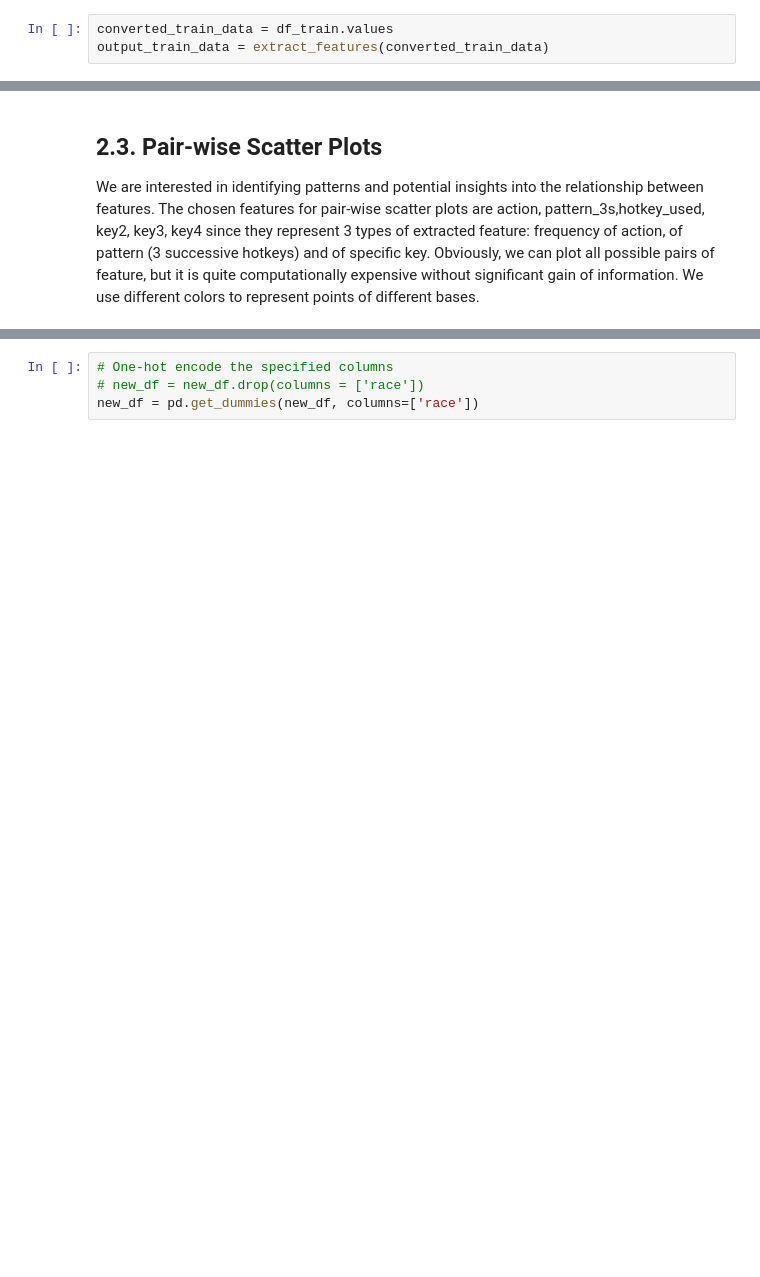
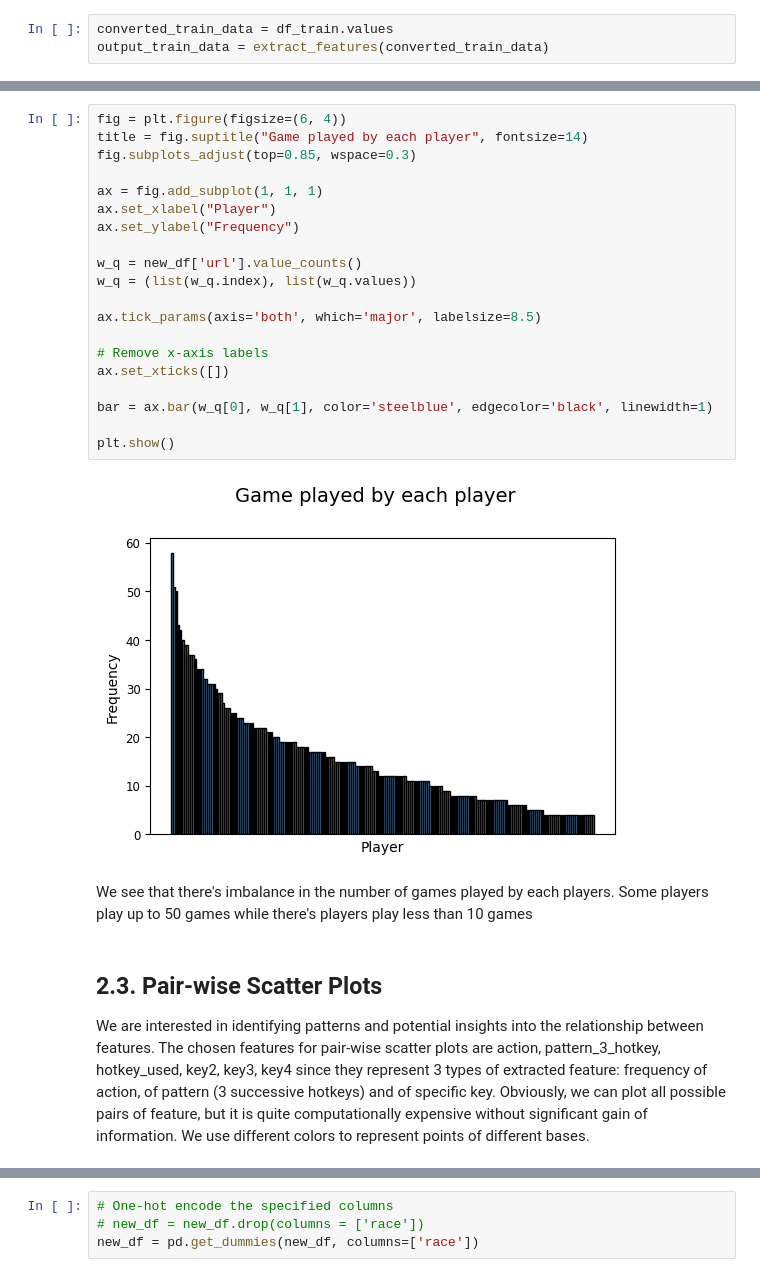
Before and after one commit to Danh-Lan/Data-Mining, a Jupyter notebook: ot2-project-dm.ipynb, the cells around one changed output, grey strips where cells are left out. Saved outputs shown, nothing was run; the diff lists cells and outputs as text; blank space fills up the shorter version.

```diff
--- a/ot2-project-dm.ipynb
+++ b/ot2-project-dm.ipynb
@@ -187,6 +227,30 @@ bar = ax.bar(w_q[0], w_q[1], color='steelblue',
+# %%
+fig = plt.figure(figsize=(6, 4))
+title = fig.suptitle("Game played by each player", fontsize=14)
+fig.subplots_adjust(top=0.85, wspace=0.3)
+
+ax = fig.add_subplot(1, 1, 1)
+ax.set_xlabel("Player")
+ax.set_ylabel("Frequency")
+
+w_q = new_df['url'].value_counts()
+w_q = (list(w_q.index), list(w_q.values))
+
+ax.tick_params(axis='both', which='major', labelsize=8.5)
+
+# Remove x-axis labels
+ax.set_xticks([])
+
+bar = ax.bar(w_q[0], w_q[1], color='steelblue', edgecolor='black', linewidth=1)
+
+plt.show()
+# %% [output]
+[figure, added]
+# %% [markdown]
+We see that there's imbalance in the number of games played by each players. Some players play up to 50 games while there's players play less than 10 games
 # %% [markdown]
 ## 2.3. Pair-wise Scatter Plots
-We are interested in identifying patterns and potential insights into the relationship between features. The chosen features for pair-wise scatter plots are action, pattern_3s,hotkey_used, key2, key3, key4 since they represent 3 types of extracted feature: frequency of action, of pattern (3 successive hotkeys) and of specific key. Obviously, we can plot all possible pairs of feature, but it is quite computationally expensive without significant gain of information. We use different colors to represent points of different bases.
+We are interested in identifying patterns and potential insights into the relationship between features. The chosen features for pair-wise scatter plots are action, pattern_3_hotkey, hotkey_used, key2, key3, key4 since they represent 3 types of extracted feature: frequency of action, of pattern (3 successive hotkeys) and of specific key. Obviously, we can plot all possible pairs of feature, but it is quite computationally expensive without significant gain of information. We use different colors to represent points of different bases.
 # %%
 # Pair-wise Scatter Plots
 cols = ['action', 'pattern_3_hotkey','hotkey_used', 'key2', "key3", "key4", "race"]
```
Also changed, not shown: parts of 40 cells of this notebook, 1 other file.
